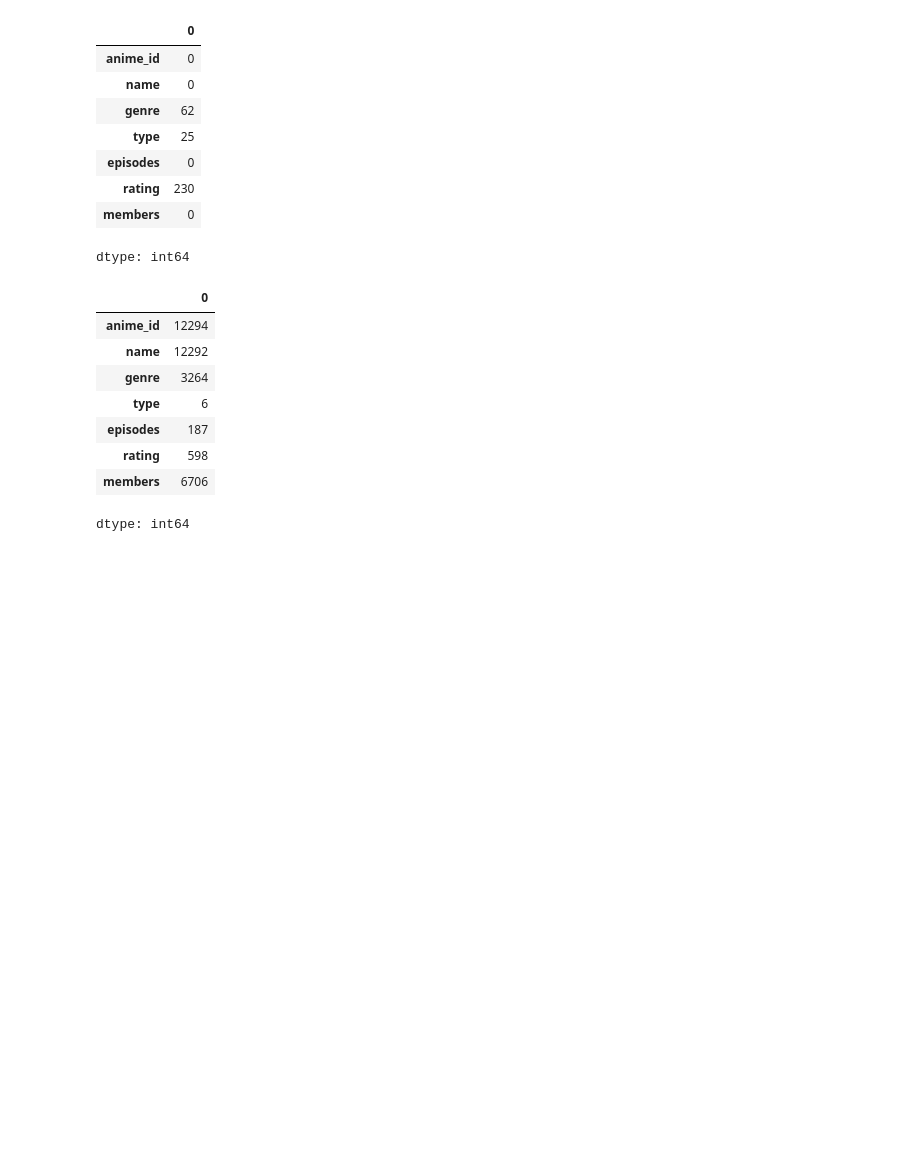
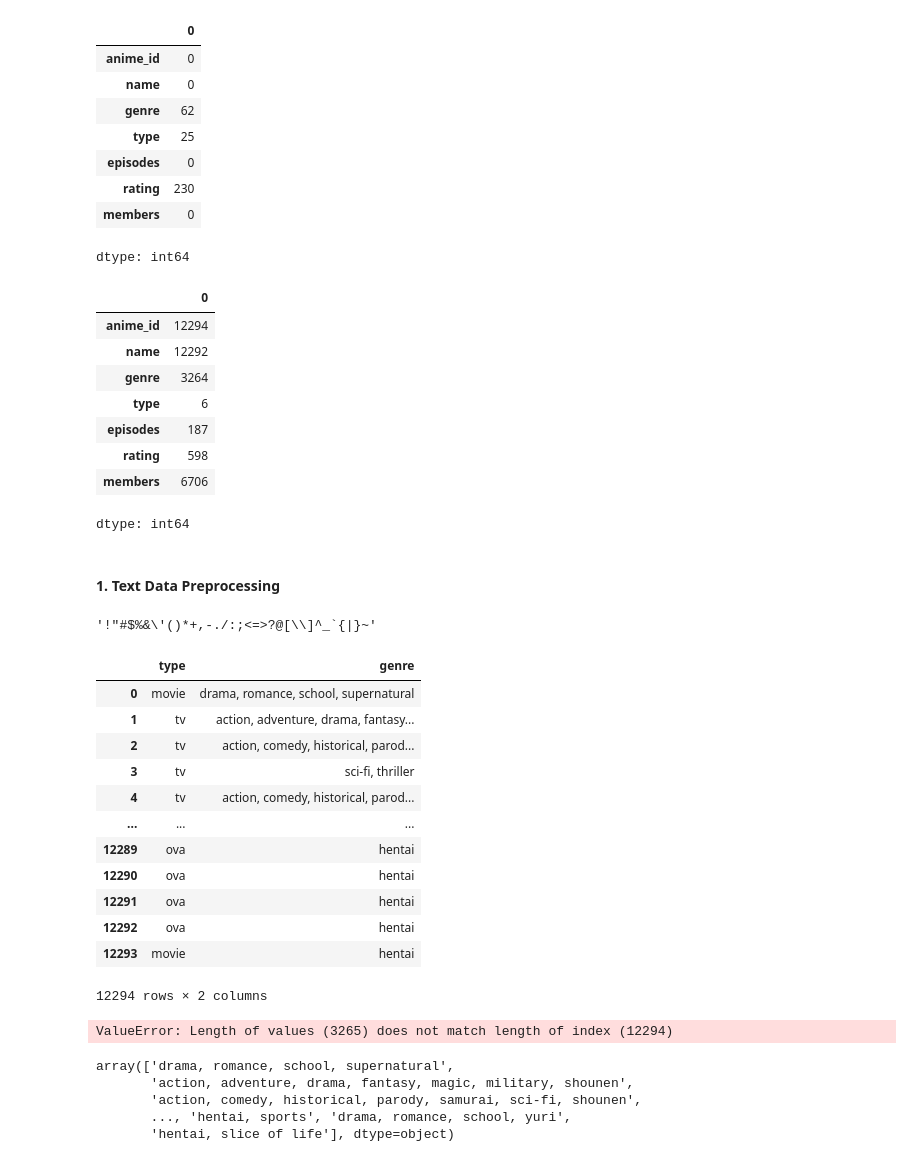
Before and after one commit to varuncode01/P_Anime_Recommendation_Project1, a Jupyter notebook: Per_Project1.ipynb, the cells around one changed output. Saved outputs shown, nothing was run; the diff lists cells and outputs as text; code cells hidden in the pictures; blank space fills up the shorter version.

```diff
--- a/Per_Project1.ipynb
+++ b/Per_Project1.ipynb
@@ -77,3 +77,32 @@ df.nunique()
 | rating | 598 |
 | members | 6706 |
 dtype: int64
+# %% [markdown]
+#### 1. Text Data Preprocessing
+# %%
+import string
+string.punctuation
+# %% [output]
+'!"#$%&\'()*+,-./:;<=>?@[\\]^_`{|}~'
+# %%
+df['genre'] = df['genre'].astype(str)
+df['type'] = df['type'].astype(str)
+# %%
+df['genre'] = df['genre'].str.lower()
+df['type'] = df['type'].str.lower()
+# %%
+df[['type', 'genre']]
+# %% [output]
+|  | type | genre |
+| 0 | movie | drama, romance, school, supernatural |
+| 1 | tv | action, adventure, drama, fantasy... |
+| 2 | tv | action, comedy, historical, parod... |
+| 3 | tv | sci-fi, thriller |
+| 4 | tv | action, comedy, historical, parod... |
+| ... | ... | ... |
+| 12289 | ova | hentai |
+| 12290 | ova | hentai |
+| 12291 | ova | hentai |
+| 12292 | ova | hentai |
+| 12293 | movie | hentai |
+12294 rows × 2 columns
@@ -79,0 +120,12 @@ dtype: int64
+# %%
+df['unique_genres'] = df['genre'].unique()
+# %% [output]
+ValueError: Length of values (3265) does not match length of index (12294)
+# %%
+unique_genres = unique_genres
+# %% [output]
+array(['drama, romance, school, supernatural',
+       'action, adventure, drama, fantasy, magic, military, shounen',
+       'action, comedy, historical, parody, samurai, sci-fi, shounen',
+       ..., 'hentai, sports', 'drama, romance, school, yuri',
+       'hentai, slice of life'], dtype=object)
```
Also changed, not shown: parts of 9 cells of this notebook.
